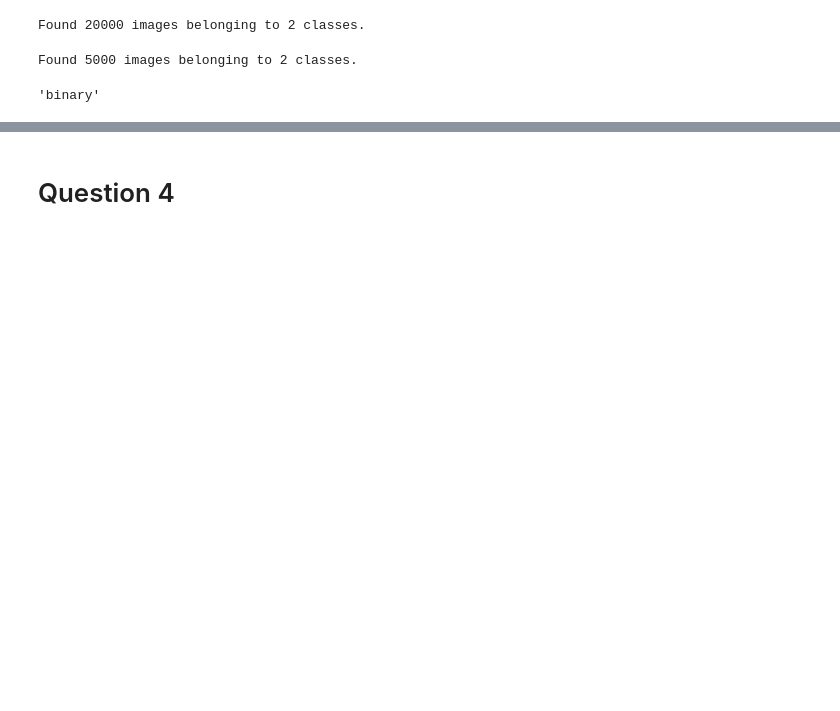
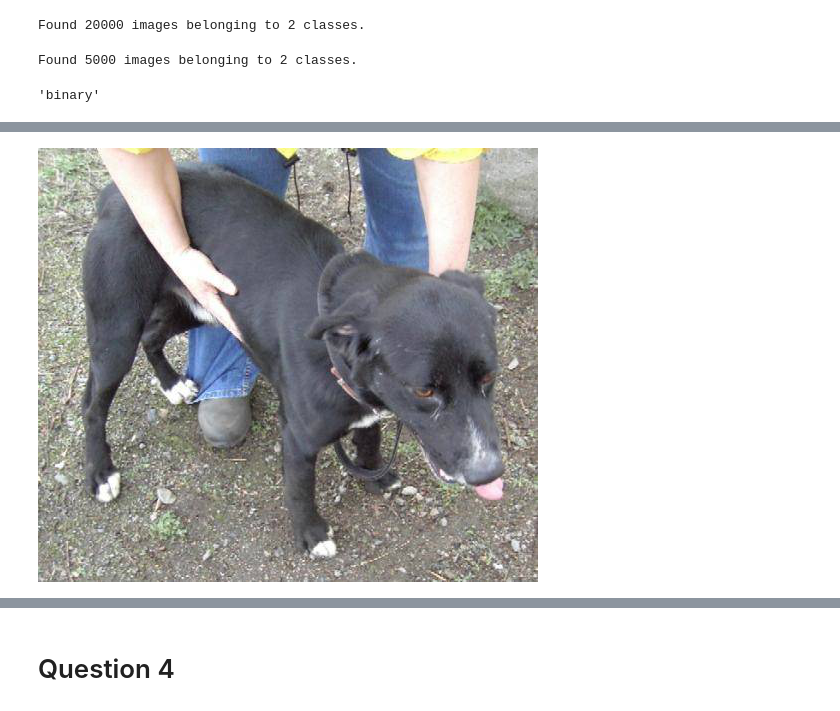
Before and after one commit to TimBeckerAachen/zoomcamp, a Jupyter notebook: notebooks/homework8.ipynb, the cells around one changed output, grey strips where cells are left out. Drawn from its saved outputs; the diff is of its cells as text; code cells hidden in the pictures; blank space fills up the shorter version.

```diff
--- a/notebooks/homework8.ipynb
+++ b/notebooks/homework8.ipynb
@@ -191,3 +194,7 @@ Epoch 10/10
+# %%
+load_img(f'../data/cats_and_dogs/train/dogs/dog.150.jpg')
+# %% [output]
+[figure, added]
 # %%
 np.median(history.history['accuracy'])
 # %% [output]
```
Also changed, not shown: parts of 13 cells of this notebook.
